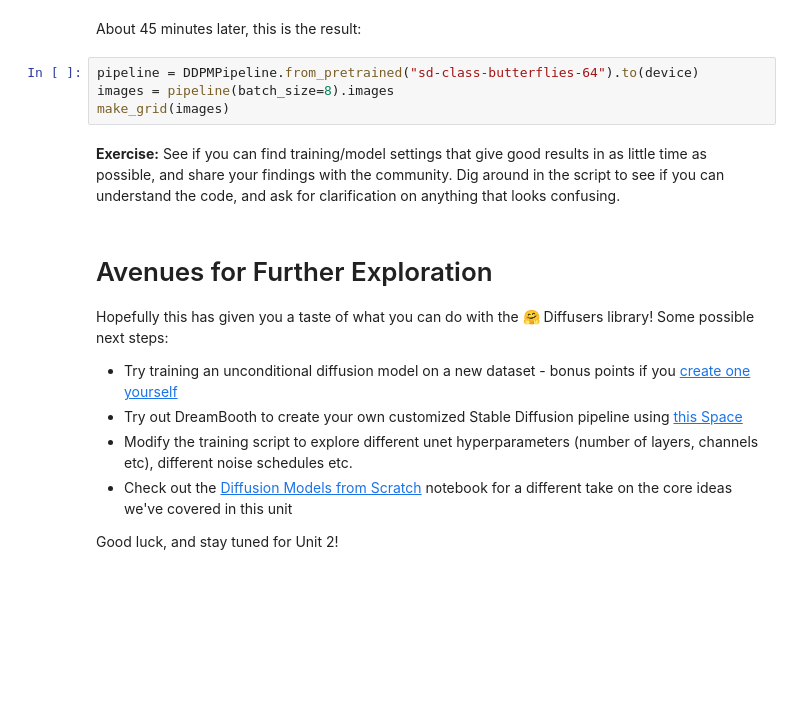
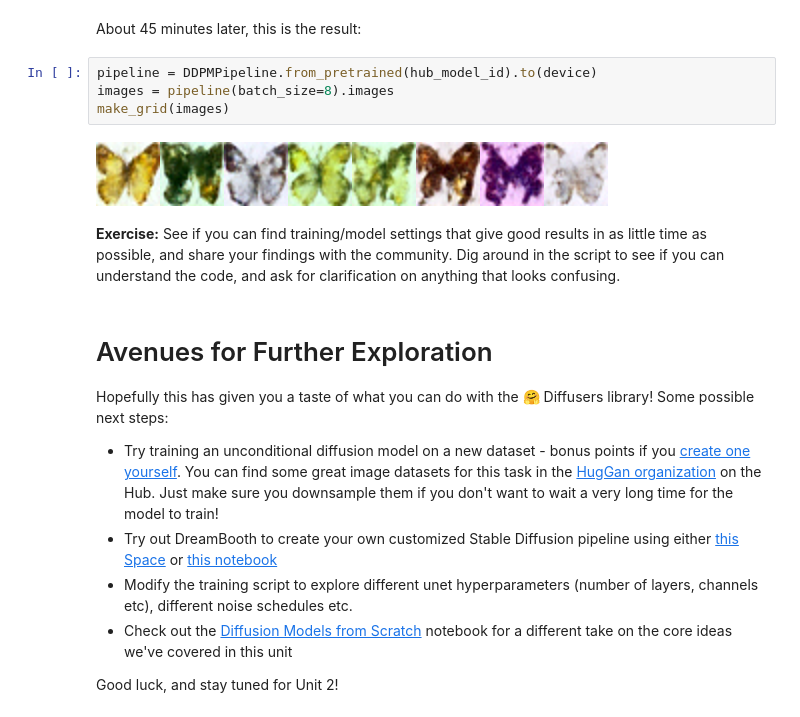
Before and after one commit to huggingface/diffusion-models-class, a Jupyter notebook: unit1/01_introduction_to_diffusers.ipynb, the cells around one changed output. Cells and saved outputs as stored; diff of their text form; blank space fills up the shorter version.

```diff
--- a/unit1/01_introduction_to_diffusers.ipynb
+++ b/unit1/01_introduction_to_diffusers.ipynb
@@ -541,9 +526,11 @@ Cloning https://huggingface.co/lewtun/sd-class-butterflies-64 into local empty d
 # %% [markdown]
 About 45 minutes later, this is the result:
 # %%
-pipeline = DDPMPipeline.from_pretrained("sd-class-butterflies-64").to(device)
+pipeline = DDPMPipeline.from_pretrained(hub_model_id).to(device)
 images = pipeline(batch_size=8).images
 make_grid(images)
+# %% [output]
+[figure, added]
 # %% [markdown]
 **Exercise:** See if you can find training/model settings that give good results in as little time as possible, and share your findings with the community. Dig around in the script to see if you can understand the code, and ask for clarification on anything that looks confusing.
 # %% [markdown]
@@ -551,8 +538,8 @@ make_grid(images)
 
 Hopefully this has given you a taste of what you can do with the 🤗 Diffusers library! Some possible next steps:
 
-- Try training an unconditional diffusion model on a new dataset - bonus points if you [create one yourself](https://huggingface.co/docs/datasets/image_dataset)
-- Try out DreamBooth to create your own customized Stable Diffusion pipeline using [this Space](https://huggingface.co/spaces/multimodalart/dreambooth-training)
+- Try training an unconditional diffusion model on a new dataset - bonus points if you [create one yourself](https://huggingface.co/docs/datasets/image_dataset). You can find some great image datasets for this task in the [HugGan organization](https://huggingface.co/huggan) on the Hub. Just make sure you downsample them if you don't want to wait a very long time for the model to train!
+- Try out DreamBooth to create your own customized Stable Diffusion pipeline using either [this Space](https://huggingface.co/spaces/multimodalart/dreambooth-training) or [this notebook](https://colab.research.google.com/github/huggingface/notebooks/blob/main/diffusers/sd_dreambooth_training.ipynb)
 - Modify the training script to explore different unet hyperparameters (number of layers, channels etc), different noise schedules etc.
 - Check out the [Diffusion Models from Scratch](https://github.com/huggingface/diffusion-models-class/blob/unit1/unit1/02_diffusion_models_from_scratch.ipynb) notebook for a different take on the core ideas we've covered in this unit
 
```
Also changed, not shown: parts of 3 cells of this notebook, 2 other files.
